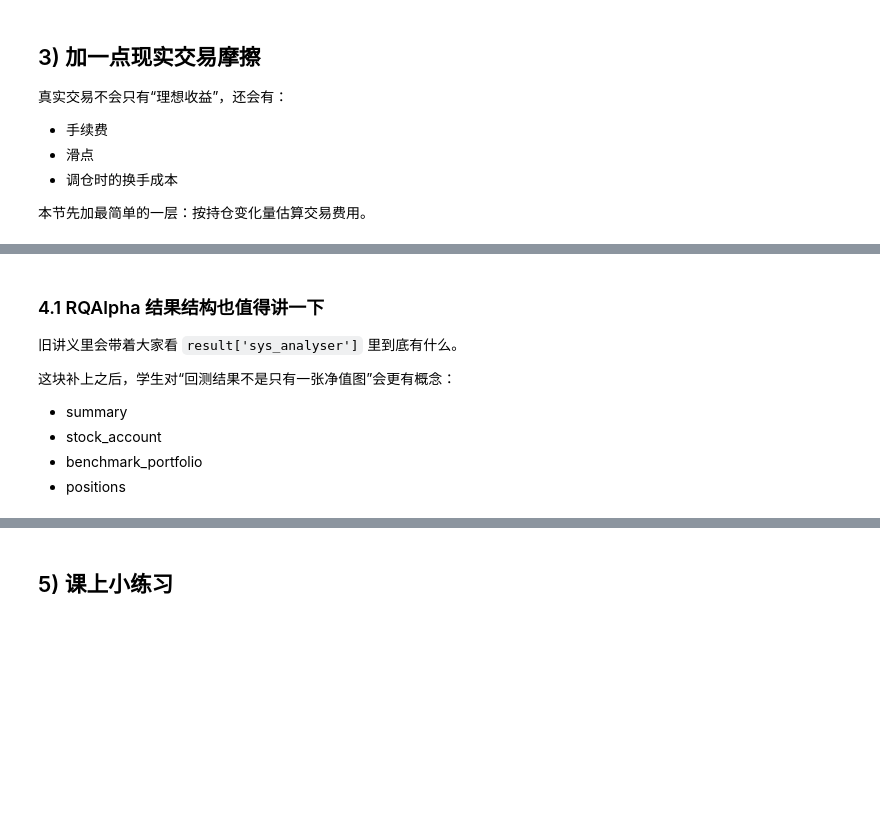
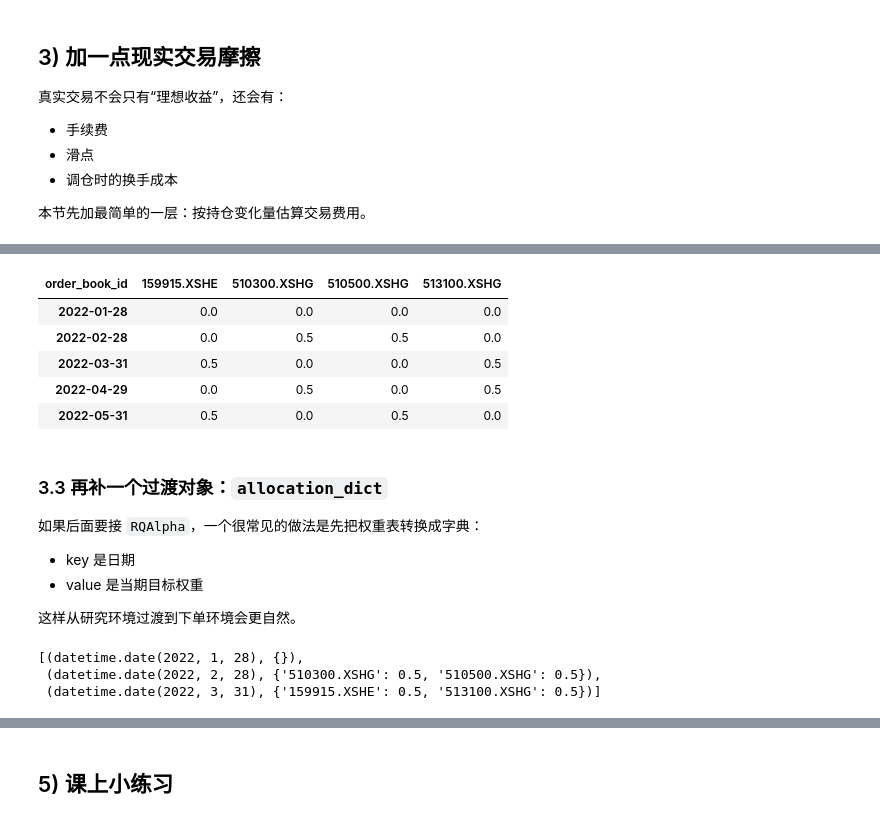
Before and after one commit to GoodNight0721/fec_workshop, a Jupyter notebook: quant_investing/compact_6lectures/C03_回测闭环与RQAlpha模板.ipynb, the cells around one changed output, grey strips where cells are left out. Drawn from its saved outputs; the diff is of its cells as text; code cells hidden in the pictures; blank space fills up the shorter version.

```diff
--- a/quant_investing/compact_6lectures/C03_回测闭环与RQAlpha模板.ipynb
+++ b/quant_investing/compact_6lectures/C03_回测闭环与RQAlpha模板.ipynb
@@ -150,26 +285,46 @@ perf_table
 # %%
 # 把上面的逻辑再拆成函数，和旧讲义的写法保持一致
-def get_rebalance_dates(index):
-    return pd.DatetimeIndex(index).to_period("M").drop_duplicates().to_timestamp("M")
+
+def get_rebalance_dates(index):  # index 通常是一张日频表的日期索引
+    # 取每个月最后一个真实交易日，而不是自然月月末
+    idx = pd.DatetimeIndex(index)
+    return pd.DatetimeIndex(pd.Series(idx, index=idx).groupby(idx.to_period("M")).tail(1).values)
 
 def build_topn_weights(score_df, n=2):
     rebal_dates = get_rebalance_dates(score_df.index)
     w = pd.DataFrame(0.0, index=rebal_dates, columns=score_df.columns)
     for dt in rebal_dates:
         score = score_df.loc[dt].dropna().sort_values(ascending=False)
         topn = score.head(n).index.tolist()
         if topn:
-            w.loc[dt, topn] = 1 / len(topn)
+            w.loc[dt, topn] = 1 / len(topn)  # 等权
     return w
 
 weights_func = build_topn_weights(momentum_20, n=2)
 weights_func.head()
+# %% [output]
+| order_book_id | 159915.XSHE | 510300.XSHG | 510500.XSHG | 513100.XSHG |
+| 2022-01-28 | 0.0 | 0.0 | 0.0 | 0.0 |
+| 2022-02-28 | 0.0 | 0.5 | 0.5 | 0.0 |
+| 2022-03-31 | 0.5 | 0.0 | 0.0 | 0.5 |
+| 2022-04-29 | 0.0 | 0.5 | 0.0 | 0.5 |
+| 2022-05-31 | 0.5 | 0.0 | 0.5 | 0.0 |
-# %% [markdown]
-### 4.1 RQAlpha 结果结构也值得讲一下
-旧讲义里会带着大家看 `result['sys_analyser']` 里到底有什么。
-
-这块补上之后，学生对“回测结果不是只有一张净值图”会更有概念：
-- summary
-- stock_account
-- benchmark_portfolio
-- positions
+# %% [markdown]
+### 3.3 再补一个过渡对象：`allocation_dict`
+如果后面要接 `RQAlpha`，一个很常见的做法是先把权重表转换成字典：
+
+- key 是日期
+- value 是当期目标权重
+
+这样从研究环境过渡到下单环境会更自然。
+# %%
+# 把权重表转成更接近 RQAlpha 下单接口的字典结构
+allocation_dict = {}
+for dt, row in weights_func.iterrows():
+    allocation_dict[dt.date()] = row[row > 0].to_dict()
+
+list(allocation_dict.items())[:3]
+# %% [output]
+[(datetime.date(2022, 1, 28), {}),
+ (datetime.date(2022, 2, 28), {'510300.XSHG': 0.5, '510500.XSHG': 0.5}),
+ (datetime.date(2022, 3, 31), {'159915.XSHE': 0.5, '513100.XSHG': 0.5})]
```
Also changed, not shown: parts of 33 cells of this notebook.
